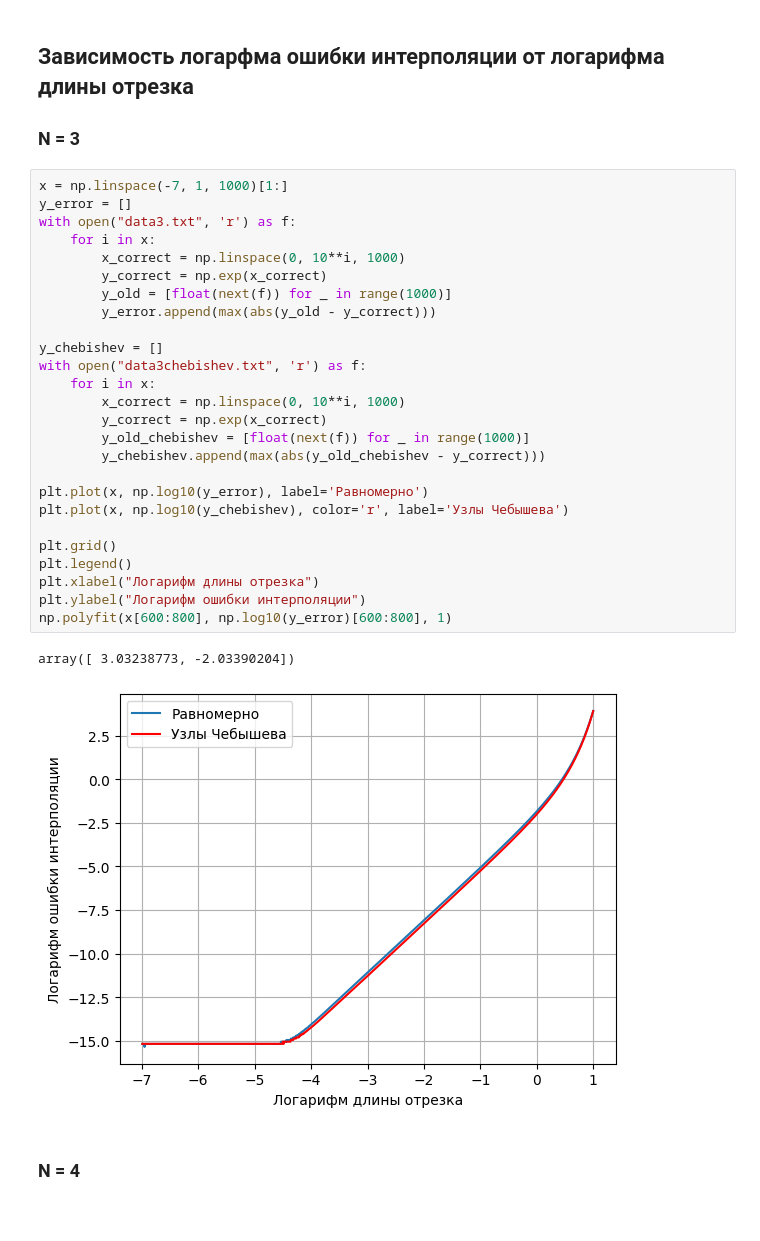
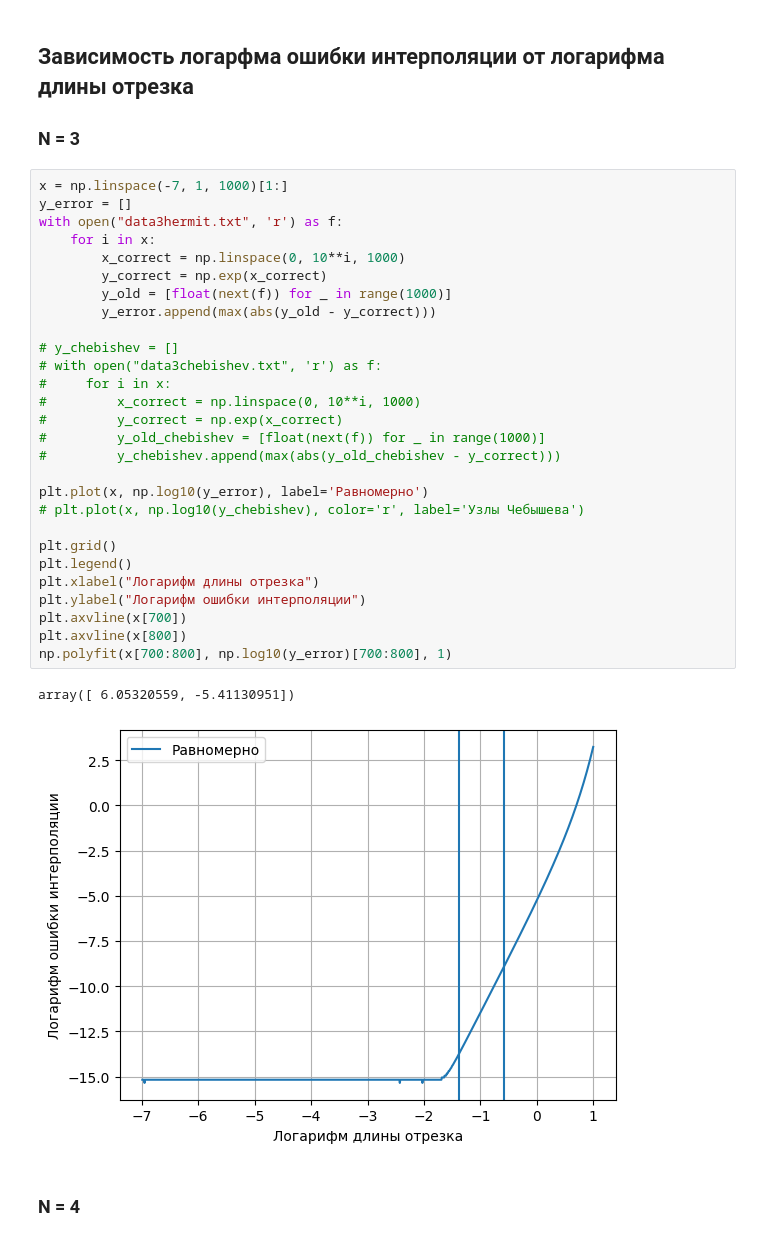
Before and after one commit to Dimundel/CompMathLabs, a Jupyter notebook: source/interpolation/report.ipynb, the cells around one changed output. Drawn from its saved outputs; the diff is of its cells as text.

```diff
--- a/source/interpolation/report.ipynb
+++ b/source/interpolation/report.ipynb
@@ -11,32 +11,34 @@ NUM_OF_LENGTHS = 1000;
 # %%
 x = np.linspace(-7, 1, 1000)[1:]
 y_error = []
-with open("data3.txt", 'r') as f:
+with open("data3hermit.txt", 'r') as f:
     for i in x:
         x_correct = np.linspace(0, 10**i, 1000)
         y_correct = np.exp(x_correct)
         y_old = [float(next(f)) for _ in range(1000)]
         y_error.append(max(abs(y_old - y_correct)))
 
-y_chebishev = []
-with open("data3chebishev.txt", 'r') as f:
-    for i in x:
-        x_correct = np.linspace(0, 10**i, 1000)
-        y_correct = np.exp(x_correct)
-        y_old_chebishev = [float(next(f)) for _ in range(1000)]
-        y_chebishev.append(max(abs(y_old_chebishev - y_correct)))
+# y_chebishev = []
+# with open("data3chebishev.txt", 'r') as f:
+#     for i in x:
+#         x_correct = np.linspace(0, 10**i, 1000)
+#         y_correct = np.exp(x_correct)
+#         y_old_chebishev = [float(next(f)) for _ in range(1000)]
+#         y_chebishev.append(max(abs(y_old_chebishev - y_correct)))
 
 plt.plot(x, np.log10(y_error), label='Равномерно')
-plt.plot(x, np.log10(y_chebishev), color='r', label='Узлы Чебышева')
+# plt.plot(x, np.log10(y_chebishev), color='r', label='Узлы Чебышева')
 
 plt.grid()
 plt.legend()
 plt.xlabel("Логарифм длины отрезка")
 plt.ylabel("Логарифм ошибки интерполяции")
-np.polyfit(x[600:800], np.log10(y_error)[600:800], 1)
+plt.axvline(x[700])
+plt.axvline(x[800])
+np.polyfit(x[700:800], np.log10(y_error)[700:800], 1)
 # %% [output]
-array([ 3.03238773, -2.03390204])
+array([ 6.05320559, -5.41130951])
-[figure, old version]
+[figure, new version]
 # %% [markdown]
 ### N = 4
 # %%
```
Also changed, not shown: parts of 2 cells of this notebook, 6 other files.
